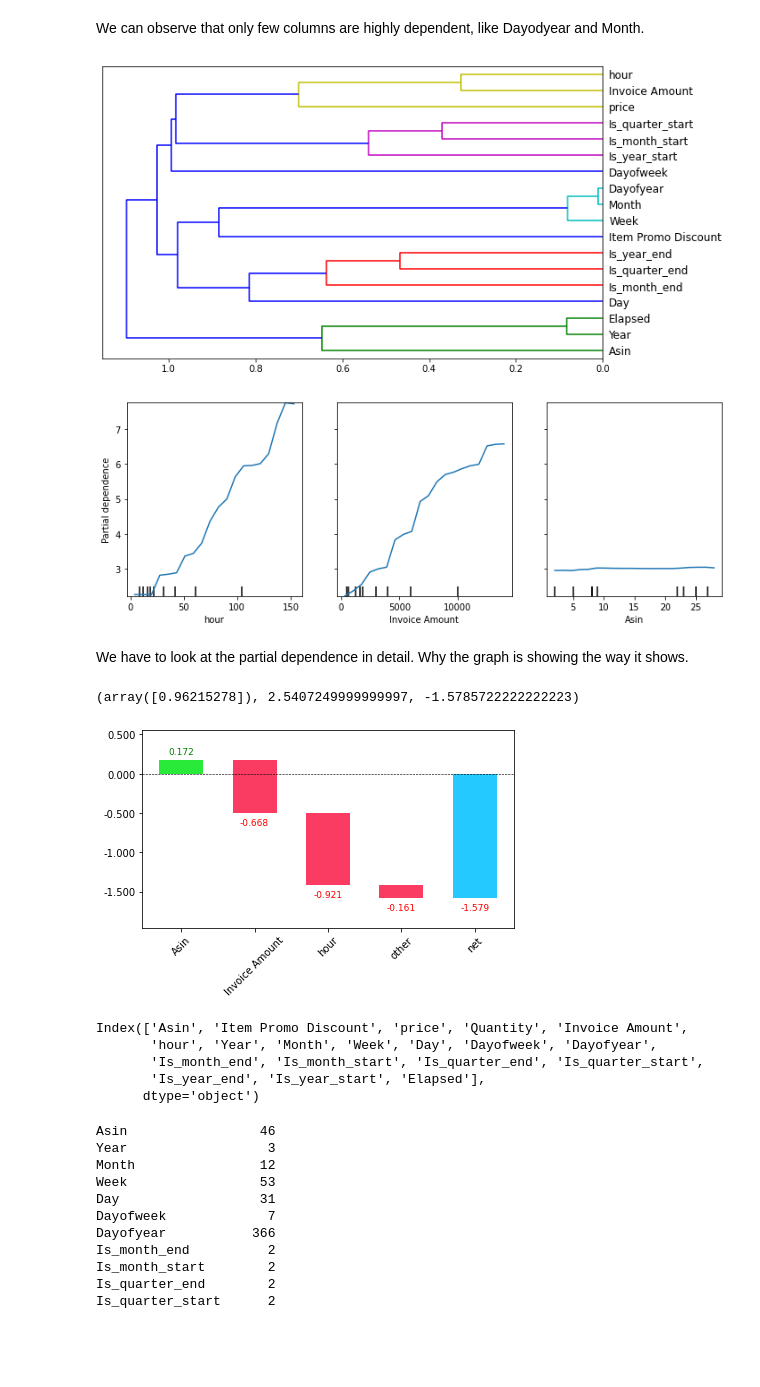
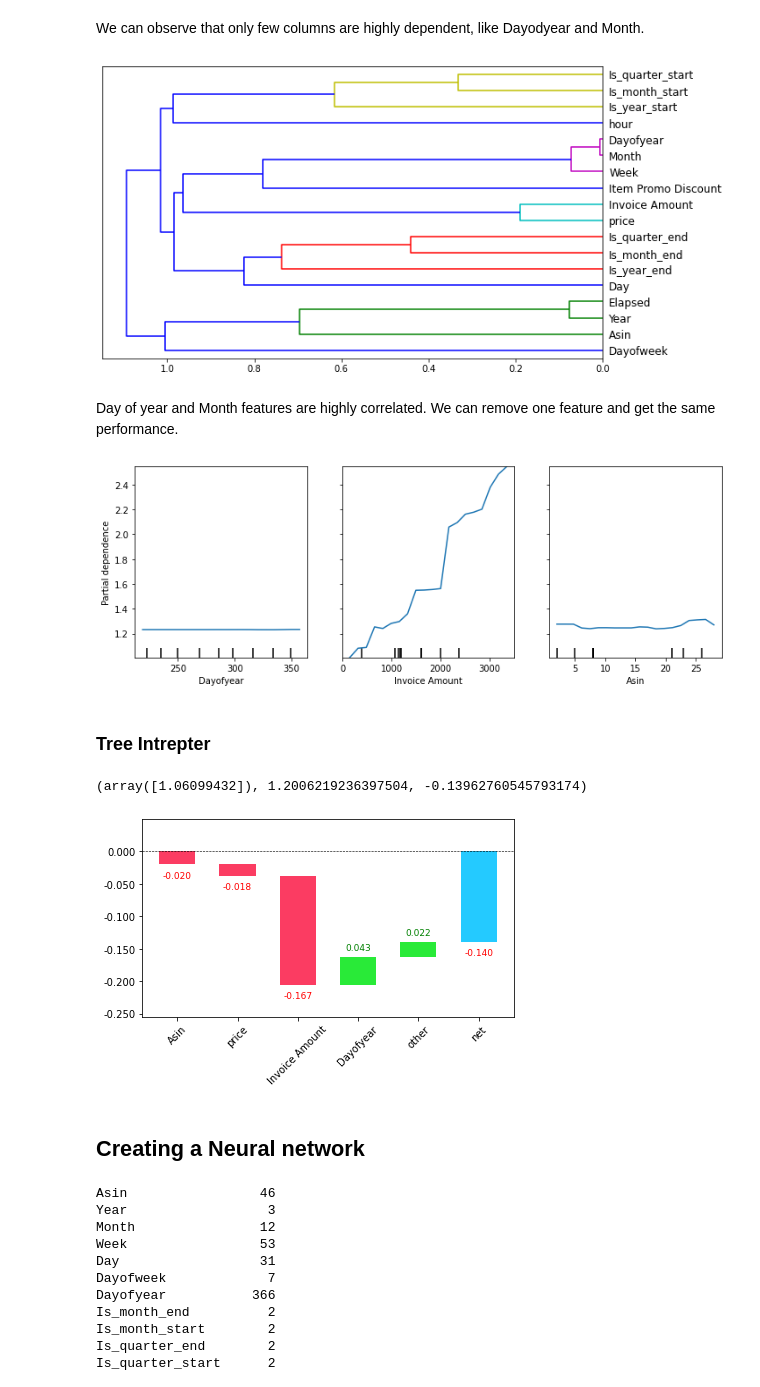
Before and after one commit to akshaypt7/amazon_sales_prediction, a Jupyter notebook: my_project_01_1.ipynb, the cells around one changed output. Saved outputs shown, nothing was run; the diff lists cells and outputs as text; code cells hidden in the pictures; blank space fills up the shorter version.

Commit message:
Random Forest and Neural Network

```diff
--- a/my_project_01_1.ipynb
+++ b/my_project_01_1.ipynb
@@ -438,3 +371,5 @@ df_main.shape
+# %%
+df_main = load_pickle('/content/gdrive/MyDrive/bluebook/df_main.pkl')
 # %% [markdown]
 ### Setting up train and validation data
 # %%
@@ -457,7 +382,7 @@ dep_var = 'Quantity'
 cont, cat = cont_cat_split( df_main,1,dep_var= dep_var)
 # %%
 # SPLITS
-condition = (df_main.Year < 2020) | (df_main.Month < 6)
+condition = (df_main.Year < 2020) | (df_main.Month < 8)
 train_idx = np.where(condition)[0]
 valid_idx = np.where(~condition)[0]
 # %%
@@ -485,10 +474,10 @@ x_valid, y_valid = to.valid.xs, to.valid.y
 # %% [markdown]
 ### Random forest
 # %%
-def rf(xs, y, n_estimators=40, max_samples=2000,
+def rf(xs, y, n_estimators=40,
        max_features=0.5, min_samples_leaf=5, **kwargs):
     return RandomForestRegressor(n_jobs=-1, n_estimators=n_estimators,
-        max_samples=max_samples, max_features=max_features,
+         max_features=max_features,
         min_samples_leaf=min_samples_leaf, oob_score=True).fit(xs, y)
 # %%
 rf =rf(x_train,y_train)
@@ -621,17 +581,19 @@ We can observe that only few columns are highly dependent, like Dayodyear and Mo
 # %%
 cluster_columns(x_train)
 # %% [output]
-[figure, old version]
+[figure, new version]
+# %% [markdown]
+Day of year and Month features are highly correlated. We can remove one feature and get the same performance.
 # %%
 from sklearn.inspection import plot_partial_dependence
 
 fig,ax = plt.subplots(figsize=(12, 4))
-plot_partial_dependence(rf, x_valid, ['hour','Invoice Amount','Asin'],
+plot_partial_dependence(rf, x_valid, ['Dayofyear','Invoice Amount','Asin'],
                         grid_resolution=20, ax=ax);
 # %% [output]
-[figure, old version]
+[figure, new version]
-# %% [markdown]
-We have to look at the partial dependence in detail. Why the graph is showing the way it shows.
+# %% [markdown]
+### Tree Intrepter
 # %%
 #hide
 import warnings
@@ -646,20 +608,14 @@ prediction,bias,contributions = treeinterpreter.predict(rf, row.values)
 # %%
 prediction[0], bias[0], contributions[0].sum()
 # %% [output]
-(array([0.96215278]), 2.5407249999999997, -1.5785722222222223)
+(array([1.06099432]), 1.2006219236397504, -0.13962760545793174)
 # %%
 waterfall(x_valid.columns, contributions[0], threshold=0.08,
           rotation_value=45,formatting='{:,.3f}');
 # %% [output]
-[figure, old version]
+[figure, new version]
-# %%
-df_main.columns
-# %% [output]
-Index(['Asin', 'Item Promo Discount', 'price', 'Quantity', 'Invoice Amount',
-       'hour', 'Year', 'Month', 'Week', 'Day', 'Dayofweek', 'Dayofyear',
-       'Is_month_end', 'Is_month_start', 'Is_quarter_end', 'Is_quarter_start',
-       'Is_year_end', 'Is_year_start', 'Elapsed'],
-      dtype='object')
+# %% [markdown]
+## Creating a Neural network
 # %%
 cont_nn,cat_nn = cont_cat_split(df_main, max_card=9000, dep_var=dep_var)
 # %%
```
Also changed, not shown: parts of 65 cells of this notebook.
